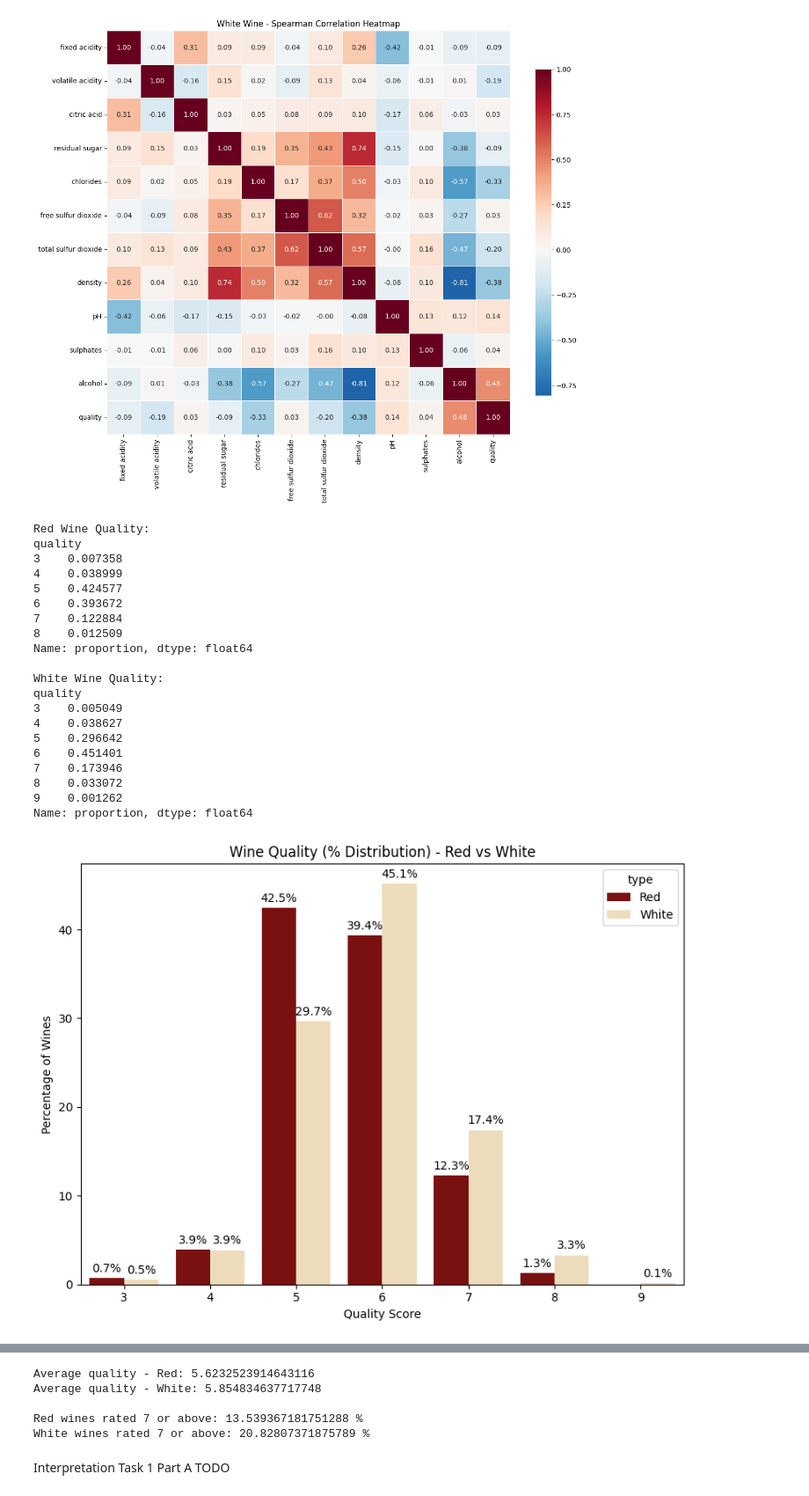
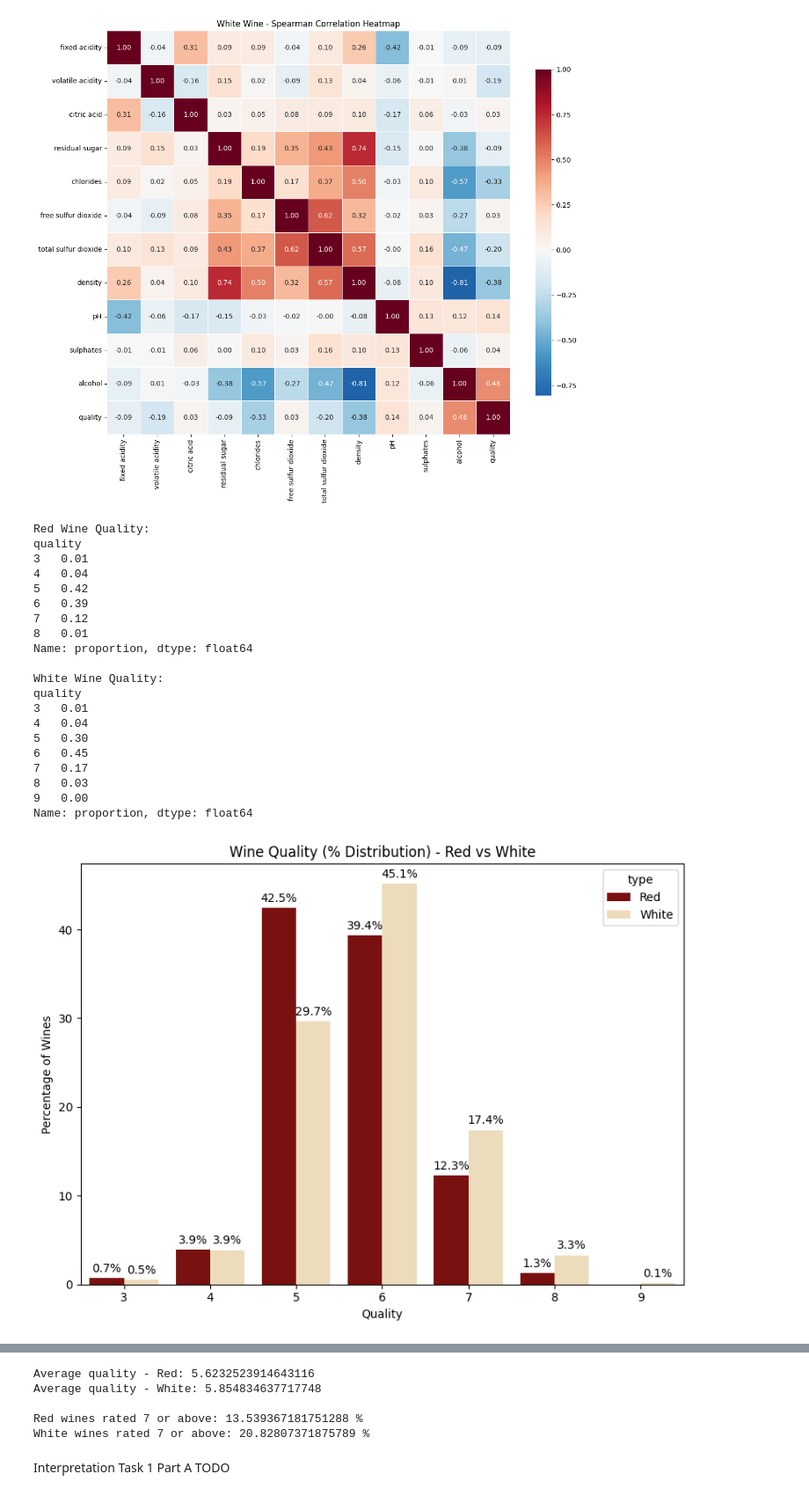
Before and after one commit to SamraatJain9/CSC2034_Project_Data, a Jupyter notebook: main.ipynb, the cells around one changed output, grey strips where cells are left out. Shown at 88% size. Drawn from its saved outputs; the diff is of its cells as text; code cells hidden in the pictures.

```diff
--- a/main.ipynb
+++ b/main.ipynb
@@ -388,46 +391,64 @@ quality_counts = combined_wine.groupby(['type', 'quality']).size().reset_index(n
 
 totals = quality_counts.groupby('type')['count'].transform('sum')
 
 quality_counts['percentage'] = 100 * quality_counts['count'] / totals
 
-# Plot
+# Plot - Barplot
 plt.figure(figsize=(8, 6))
 ax = seaborn.barplot(data=quality_counts, x='quality', y='percentage', hue='type', palette={'Red': '#8B0000', 'White': '#F5DEB3'})
 plt.title("Wine Quality (% Distribution) - Red vs White")
 plt.ylabel("Percentage of Wines")
-plt.xlabel("Quality Score")
+plt.xlabel("Quality")
 
 for container in ax.containers:
     ax.bar_label(container, fmt='%.1f%%', padding=3)
 
+plt.tight_layout()
+plt.show()
+
+# Plot - Histogram
+plt.figure(figsize=(8, 6))
+seaborn.histplot(red_wine['quality'], color='#8B0000', kde=True, label="Red Wine", bins=6, alpha=0.7)
+seaborn.histplot(white_wine['quality'], color='#F5DEB3', kde=True, label="White Wine", bins=6, alpha=0.7)
+plt.legend()
+plt.title("Histogram of Wine Quality - Red vs White")
+plt.xlabel("Quality")
+plt.ylabel("Frequency")
+plt.tight_layout()
+plt.show()
+
+# Plot - Boxplot
+plt.figure(figsize=(8, 6))
+seaborn.boxplot(x='quality', y='type', data=combined_wine, hue='type', palette={'Red': '#8B0000', 'White': '#F5DEB3'}, legend=False)
+plt.title("Boxplot of Quality by Wine Type")
 plt.tight_layout()
 plt.show()
 
 # Mean Quality of both wine types
 print("Average quality - Red:", red_wine['quality'].mean())
 print("Average quality - White:", white_wine['quality'].mean())
 
 print("\nRed wines rated 7 or above:", (red_wine['quality'] >= 7).mean() * 100, "%")
 print("White wines rated 7 or above:", (white_wine['quality'] >= 7).mean() * 100, "%")
 # %% [output]
 Red Wine Quality:
 quality
-3    0.007358
-4    0.038999
-5    0.424577
-6    0.393672
-7    0.122884
-8    0.012509
+3   0.01
+4   0.04
+5   0.42
+6   0.39
+7   0.12
+8   0.01
 Name: proportion, dtype: float64
 
 White Wine Quality:
 quality
-3    0.005049
-4    0.038627
-5    0.296642
-6    0.451401
-7    0.173946
-8    0.033072
-9    0.001262
+3   0.01
+4   0.04
+5   0.30
+6   0.45
+7   0.17
+8   0.03
+9   0.00
 Name: proportion, dtype: float64
-[figure, old version]
+[figure, new version]
```
Also changed, not shown: parts of 12 cells of this notebook.
